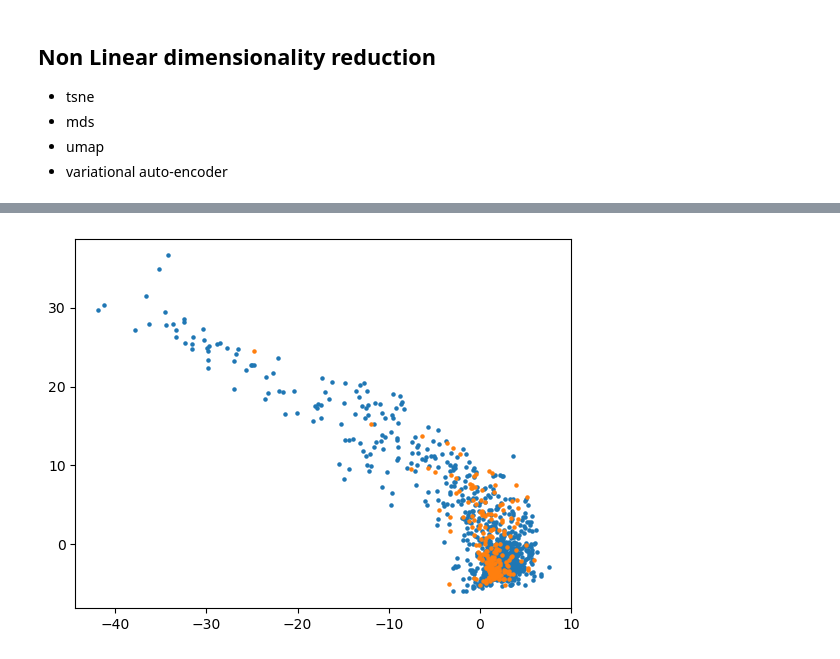
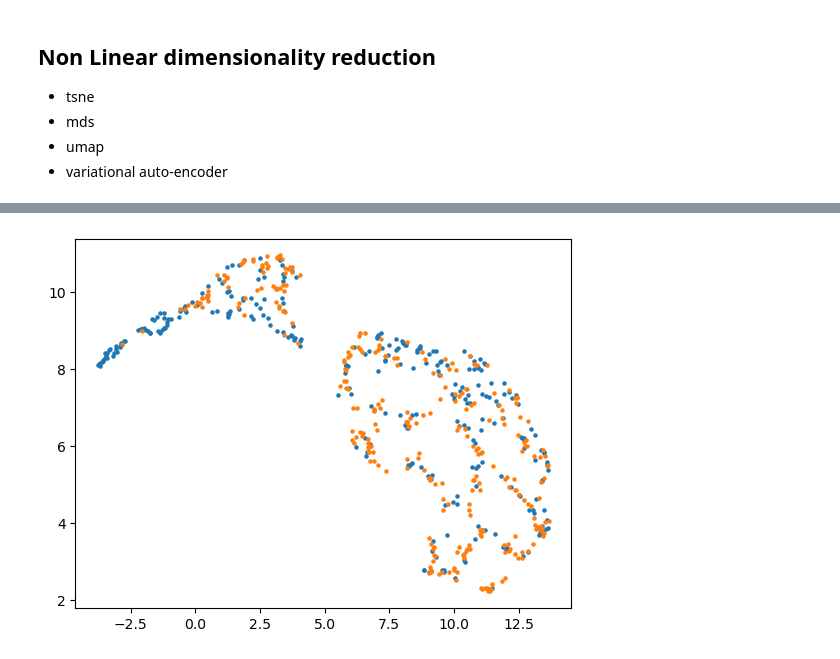
Before and after one commit to quentinassemat/tda-codex, a Jupyter notebook: mouse_spleen/tda_mouse_spleen.ipynb, the cells around one changed output, grey strips where cells are left out. Saved outputs shown, nothing was run; the diff lists cells and outputs as text; code cells hidden in the pictures.

```diff
--- a/mouse_spleen/tda_mouse_spleen.ipynb
+++ b/mouse_spleen/tda_mouse_spleen.ipynb
@@ -292,8 +292,8 @@ nb = 300
 reducer = umap.UMAP()
 images_array_umap = (reducer.fit_transform(np.concatenate((images_array[0:nb], images_array[len(images_mrl):(len(images_mrl) + nb)]), axis=0))).T
 # %%
-plt.scatter(images_array_mds[0][nb:], images_array_mds[1][nb:], s = 5)
-plt.scatter(images_array_mds[0][:nb], images_array_mds[1][:nb], s = 5)
+plt.scatter(images_array_umap[0][nb:], images_array_umap[1][nb:], s = 5)
+plt.scatter(images_array_umap[0][:nb], images_array_umap[1][:nb], s = 5)
 plt.show()
 # %% [output]
-[figure, old version]
+[figure, new version]
```
Also changed, not shown: parts of 5 cells of this notebook.
